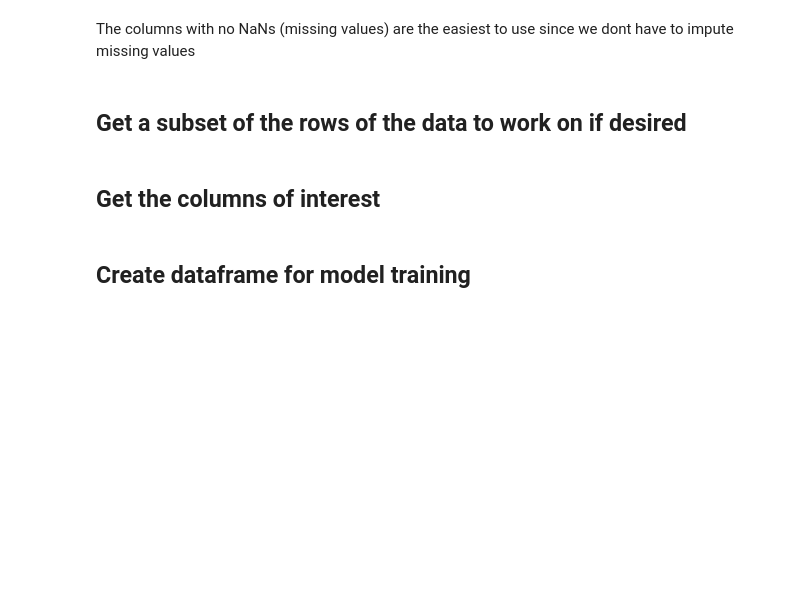
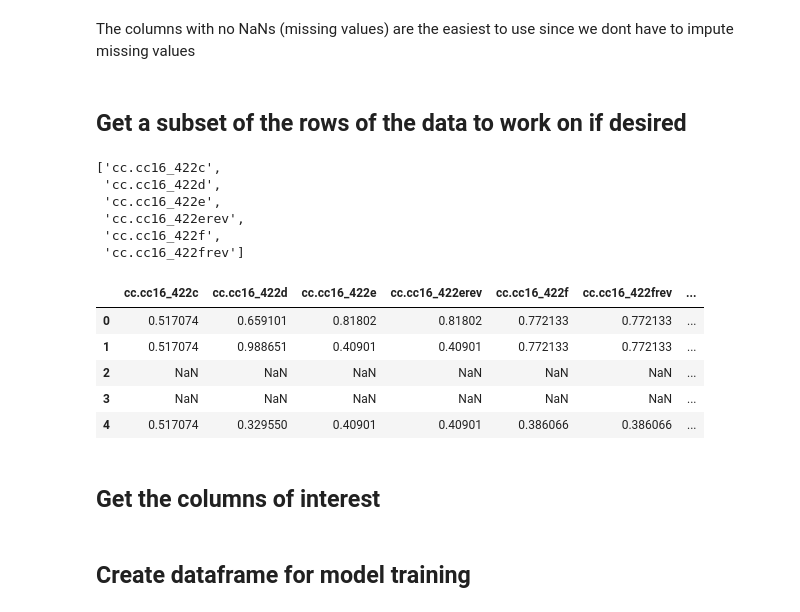
Before and after one commit to kperkins411/VoterAnalysis, a Jupyter notebook: DataCleaning_regid_31.ipynb, the cells around one changed output. Saved outputs shown, nothing was run; the diff lists cells and outputs as text; code cells hidden in the pictures; blank space fills up the shorter version.

```diff
--- a/DataCleaning_regid_31.ipynb
+++ b/DataCleaning_regid_31.ipynb
@@ -88,6 +87,34 @@ The columns with no NaNs (missing values) are the easiest to use since we dont h
 # %%
 #get first thousand rows
 # df=df[:1000]
+# %%
+cols = list(df.columns)
+import fnmatch
+pattern='cc.cc16_422*'
+matching = fnmatch.filter(cols, pattern)
+matching
+
+cols_all=['cc.cc16_422c','cc.cc16_422d','cc.cc16_422e','cc.cc16_422erev','cc.cc16_422f','cc.cc16_422frev', 'cc.raceviewsum','cc.immviewsum']
+
+
+tmp_df=df[cols_all]
+tmp_df['summ']= (tmp_df['cc.cc16_422c']+ tmp_df['cc.cc16_422d']+tmp_df['cc.cc16_422erev']+tmp_df['cc.cc16_422frev']
+                +tmp_df['cc.cc16_422e']+tmp_df['cc.cc16_422f'])/6
+
+tmp_df.head()
+# %% [output]
+['cc.cc16_422c',
+ 'cc.cc16_422d',
+ 'cc.cc16_422e',
+ 'cc.cc16_422erev',
+ 'cc.cc16_422f',
+ 'cc.cc16_422frev']
+|  | cc.cc16_422c | cc.cc16_422d | cc.cc16_422e | cc.cc16_422erev | cc.cc16_422f | cc.cc16_422frev | ... |
+| 0 | 0.517074 | 0.659101 | 0.81802 | 0.81802 | 0.772133 | 0.772133 | ... |
+| 1 | 0.517074 | 0.988651 | 0.40901 | 0.40901 | 0.772133 | 0.772133 | ... |
+| 2 | NaN | NaN | NaN | NaN | NaN | NaN | ... |
+| 3 | NaN | NaN | NaN | NaN | NaN | NaN | ... |
+| 4 | 0.517074 | 0.329550 | 0.40901 | 0.40901 | 0.386066 | 0.386066 | ... |
 # %% [markdown]
 ## Get the columns of interest
 # %%
```
Also changed, not shown: parts of 7 cells of this notebook.
